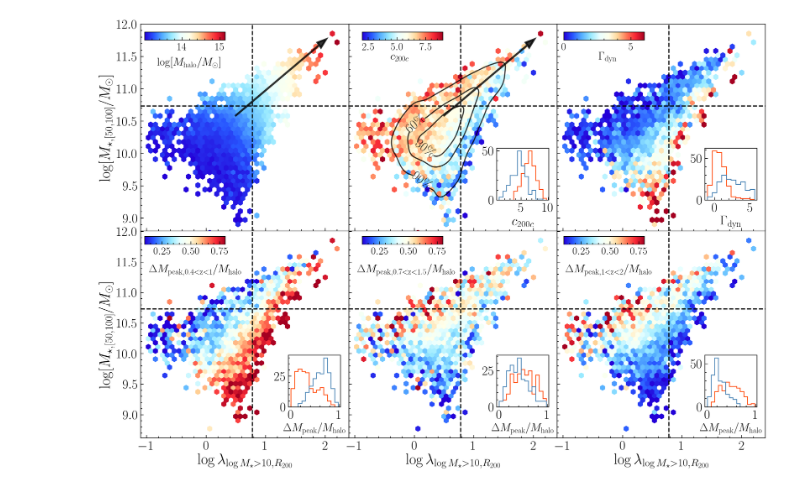
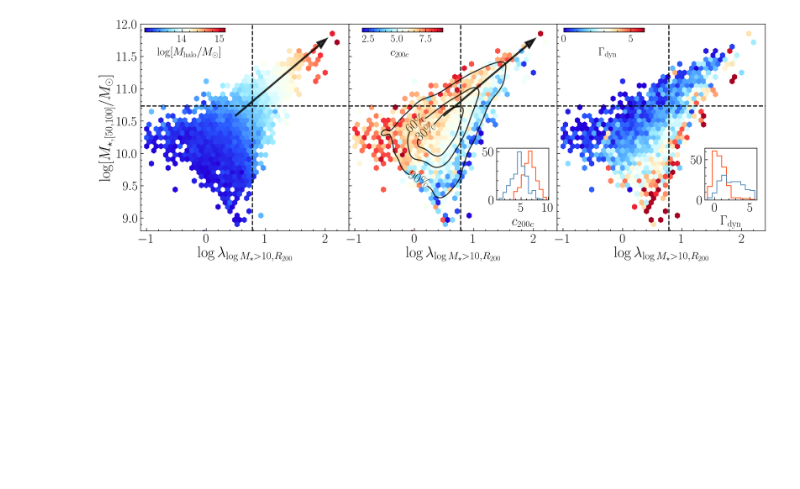
Before and after one commit to Xuchuyi/cenvssat, a Jupyter notebook: FigureNotebooks/Fig3.ipynb, the cells around one changed output. Cells and saved outputs as stored; diff of their text form; code cells hidden in the pictures; blank space fills up the shorter version.

```diff
--- a/FigureNotebooks/Fig3.ipynb
+++ b/FigureNotebooks/Fig3.ipynb
@@ -103,3 +82,5 @@ del mpeak_hist[0]
+# %%
+gal_num_exl=[1036, 1758, 2015, 2085, 2245, 3025, 3243]
 # %%
 mask_exl=(tab2['aper_100_gal']>0)
 for i in gal_num_exl:
@@ -131,7 +88,3 @@ def halo_mass_growth(gal_num_list,snap0,snap1):
-# %%
-tab2['halo_growth_z1_z2']= halo_mass_growth(np.arange(3388),33,50)
-tab2['halo_growth_z0.4_z1']=halo_mass_growth(np.arange(3388),50,72)
-tab2['halo_growth_z0.7_z1.5']=halo_mass_growth(np.arange(3388),40,59)
 # %%
 def random_noise_on_richness(data,error=2,times=30):
     n=len(data)
@@ -207,9 +160,9 @@ y_v=np.min(ydata0[mask_l])
 # for creating a responsive plot
 # importing required libraries
 # Plotting
-fig=plt.figure(figsize=(30,20))
-gs = fig.add_gridspec(2,3, hspace=0, wspace=0)
-(ax3,ax1,ax2),(ax4,ax5,ax6)=gs.subplots(sharey='row',sharex='col')
+fig=plt.figure(figsize=(30,10),facecolor='None')
+gs = fig.add_gridspec(1,3, hspace=0, wspace=0)
+(ax3,ax1,ax2)=gs.subplots(sharey='row',sharex='col')
 name='richness_cut_r200_10'
 label=r'$\log\lambda_{\log M_\star>10,R_{200}}$'
 tab_x=random_noise_on_richness(tab2[name],error=1,times=10)
@@ -220,12 +173,12 @@ zdata=tab2[mask10]['c_200c']
 SC=ax1.hexbin(xdata,ydata,C=zdata,cmap=cmap1,gridsize=40,vmin=2,vmax=9)
 
 cax = fig.add_axes([0.4, 0.85, 0.1, 0.015])
-ax1.text(0.2,0.83,r'$c_{200c}$',transform=ax1.transAxes,size=30)
+ax1.text(0.2,0.85,r'$c_{200c}$',transform=ax1.transAxes,size=30)
 cbar = plt.colorbar(SC, cax=cax, orientation='horizontal')
 cbar.ax.tick_params(labelsize=28)
 zdata=tab2[mask10]['acc_rate']
 SC=ax2.hexbin(xdata,ydata,C=zdata,cmap=cmap1,gridsize=40,vmin=0,vmax=6)
-ax2.text(0.2,0.83,r'$\Gamma_{\rm dyn}$',transform=ax2.transAxes,size=30)
+ax2.text(0.2,0.85,r'$\Gamma_{\rm dyn}$',transform=ax2.transAxes,size=30)
 ax10 = ax1.inset_axes([0.71, 0.15, 0.25,0.25], transform=ax1.transAxes)
 binlist=np.arange(1,10,2/3)
 ax10.hist(up_data['c_200c'],histtype='step',color='orangered',bins=binlist,lw=2)
@@ -238,71 +191,13 @@ cbar.ax.tick_params(labelsize=28)
 
 zdata=np.log10(tab2[mask10]['mass_halo'])
 SC=ax3.hexbin(xdata,ydata,C=zdata,cmap=cmap1,gridsize=40)
-ax3.text(0.08,0.8,r'$\log[M_{\rm halo}/M_\odot]$',transform=ax3.transAxes,size=30)
+ax3.text(0.08,0.85,r'$\log[M_{\rm halo}/M_\odot]$',transform=ax3.transAxes,size=30)
 cax = fig.add_axes([0.13, 0.85, 0.1, 0.015])
 cbar = plt.colorbar(SC, cax=cax, orientation='horizontal')
 cbar.ax.tick_params(labelsize=28)
 
 
-name_z='halo_growth_z0.4_z1'
-mask_z=(tab2['halo_growth_z0.4_z1'][mask10]!=None)
-zdata=tab2[mask10][mask_z]['halo_growth_z0.4_z1']/tab2[mask10][mask_z]['mass_halo']
-vmin=0.1
-vmax=0.8
-SC=ax4.hexbin(xdata[mask_z],ydata[mask_z],C=zdata,cmap=cmap1,gridsize=40,vmin=vmin,vmax=vmax)
-ax4.text(0.04,0.8,r'$\Delta M_{\rm peak,0.4<z<1}/M_{\rm halo}$',transform=ax4.transAxes,size=30)
-cax = fig.add_axes([0.13, 0.47, 0.1, 0.015])
-cbar = plt.colorbar(SC, cax=cax, orientation='horizontal')
-cbar.ax.tick_params(labelsize=28)
 
-ax10 = ax4.inset_axes([0.71, 0.15, 0.25,0.25], transform=ax4.transAxes)
-binlist=np.arange(0,1,0.075)
-mask_00=(up_data[name_z]!=None)
-mask_11=(down_data[name_z]!=None)
-ax10.hist(up_data[mask_00][name_z]/up_data[mask_00]['mass_halo'],histtype='step',color='orangered',bins=binlist,lw=2)
-ax10.hist(down_data[mask_11][name_z]/down_data[mask_11]['mass_halo'],histtype='step',color='steelblue',bins=binlist,lw=2)
-ax10.set_xlabel(r'$\Delta M_{\rm peak}/M_{\rm halo}$',fontsize=30)
-
-name_z='halo_growth_z0.7_z1.5'
-mask_z=(tab2['halo_growth_z0.7_z1.5'][mask10]!=None)
-zdata=tab2[mask10][mask_z]['halo_growth_z0.7_z1.5']/tab2[mask10][mask_z]['mass_halo']
-vmin=0.1
-vmax=0.8
-SC=ax5.hexbin(xdata[mask_z],ydata[mask_z],C=zdata,cmap=cmap1,gridsize=40,vmin=vmin,vmax=vmax)
-ax5.text(0.04,0.8,r'$\Delta M_{\rm peak,0.7<z<1.5}/M_{\rm halo}$',transform=ax5.transAxes,size=30)
-cax = fig.add_axes([0.4, 0.47, 0.1, 0.015])
-cbar = plt.colorbar(SC, cax=cax, orientation='horizontal')
-cbar.ax.tick_params(labelsize=28)
-
-ax10 = ax5.inset_axes([0.71, 0.15, 0.25,0.25], transform=ax5.transAxes)
-binlist=np.arange(0,1,0.075)
-mask_00=(up_data[name_z]!=None)
-mask_11=(down_data[name_z]!=None)
-ax10.hist(up_data[mask_00][name_z]/up_data[mask_00]['mass_halo'],histtype='step',color='orangered',bins=binlist,lw=2)
-ax10.hist(down_data[mask_11][name_z]/down_data[mask_11]['mass_halo'],histtype='step',color='steelblue',bins=binlist,lw=2)
-ax10.set_xlabel(r'$\Delta M_{\rm peak}/M_{\rm halo}$',fontsize=30)
-
-mask_z=(tab2['halo_growth_z1_z2'][mask10]!=None)
-zdata=tab2[mask10][mask_z]['halo_growth_z1_z2']/tab2[mask10][mask_z]['mass_halo']
-vmin=0.1
-vmax=0.8
-SC=ax6.hexbin(xdata[mask_z],ydata[mask_z],C=zdata,cmap=cmap1,gridsize=40,vmin=vmin,vmax=vmax)
-ax6.text(0.04,0.8,r'$\Delta M_{\rm peak,1<z<2}/M_{\rm halo}$',transform=ax6.transAxes,size=30)
-cax = fig.add_axes([0.65, 0.47, 0.1, 0.015])
-cbar = plt.colorbar(SC, cax=cax, orientation='horizontal')
-cbar.ax.tick_params(labelsize=28)
-
-ax10 = ax6.inset_axes([0.71, 0.15, 0.25,0.25], transform=ax6.transAxes)
-binlist=np.arange(0,1,0.075)
-mask_00=(up_data['halo_growth_z1_z2']!=None)
-mask_11=(down_data['halo_growth_z1_z2']!=None)
-ax10.hist(up_data[mask_00]['halo_growth_z1_z2']/up_data[mask_00]['mass_halo'],histtype='step',color='orangered',bins=binlist,lw=2)
-ax10.hist(down_data[mask_11]['halo_growth_z1_z2']/down_data[mask_11]['mass_halo'],histtype='step',color='steelblue',bins=binlist,lw=2)
-ax10.set_xlabel(r'$\Delta M_{\rm peak}/M_{\rm halo}$',fontsize=30)
-
-ax4.set_xlabel(label,fontsize=40)
-ax5.set_xlabel(label,fontsize=40)
-ax6.set_xlabel(label,fontsize=40)
 ax3.set_ylabel(r'$\log[M_{\star,[50,100]}/M_\odot]$',fontsize=40)
 ax10 = ax2.inset_axes([0.71, 0.15, 0.25,0.25], transform=ax2.transAxes)
 binlist=np.arange(-1,6,2/3)
@@ -332,38 +227,38 @@ xx, yy = np.mgrid[xmin:xmax:100j, ymin:ymax:100j]
 positions = np.vstack([xx.ravel(), yy.ravel()])
 f = np.reshape(kernel(positions).T, xx.shape)
 sorted_zi=np.sort(kernel(positions).T)
 cumulative_zi=np.cumsum(sorted_zi)/np.sum(sorted_zi)
 t_30=sorted_zi[np.argmin(np.abs(cumulative_zi - 0.7))]
 t_60=sorted_zi[np.argmin(np.abs(cumulative_zi - 0.4))]
 t_90=sorted_zi[np.argmin(np.abs(cumulative_zi - 0.1))]
 CS=ax1.contour(xx,yy,f,levels=[t_90,t_60,t_30],colors=['black','black','black'],linewidths=3,alpha=0.8)
 fmt={}
 str0=[r'$90\%$',r'$60\%$',r'$30\%$']
 for l, s in zip(CS.levels, str0):
     fmt[l] = s
 ax1.clabel(CS,inline=True,fmt=fmt,inline_spacing=1,manual=[(0,9.5),(0,10.5),(0.3,10.2)])
 ax1.set_ylim(8.8,12)
 ax1.set_xlim(-1.1,2.4)
 ax2.set_ylim(8.8,12)
 ax2.set_xlim(-1.1,2.4)
 ax3.set_ylim(8.8,12)
 ax3.set_xlim(-1.1,2.4)
 
-ax4.set_ylabel(r'$\log[M_{\star,[50,100]}/M_\odot]$',fontsize=40)
+ax1.set_xlabel(label,fontsize=40)
+ax2.set_xlabel(label,fontsize=40)
+ax3.set_xlabel(label,fontsize=40)
 
 ax1.axvline(x_v,c='black',lw=3,ls='--')
 ax1.axhline(y_v,c='black',lw=3,ls='--')
 ax2.axvline(x_v,c='black',lw=3,ls='--')
 ax2.axhline(y_v,c='black',lw=3,ls='--')
 ax3.axvline(x_v,c='black',lw=3,ls='--')
 ax3.axhline(y_v,c='black',lw=3,ls='--')
-ax4.axvline(x_v,c='black',lw=3,ls='--')
-ax4.axhline(y_v,c='black',lw=3,ls='--')
-ax5.axvline(x_v,c='black',lw=3,ls='--')
-ax5.axhline(y_v,c='black',lw=3,ls='--')
-ax6.axvline(x_v,c='black',lw=3,ls='--')
-ax6.axhline(y_v,c='black',lw=3,ls='--')
+
+ax1.set_facecolor('white')
+ax2.set_facecolor('white')
+ax3.set_facecolor('white')
 
 plt.savefig(fig_dir+"Fig3.pdf",dpi=150)
 # %% [output]
-[figure, old version]
+[figure, new version]
```
Also changed, not shown: parts of 2 cells of this notebook, 11 other files.
